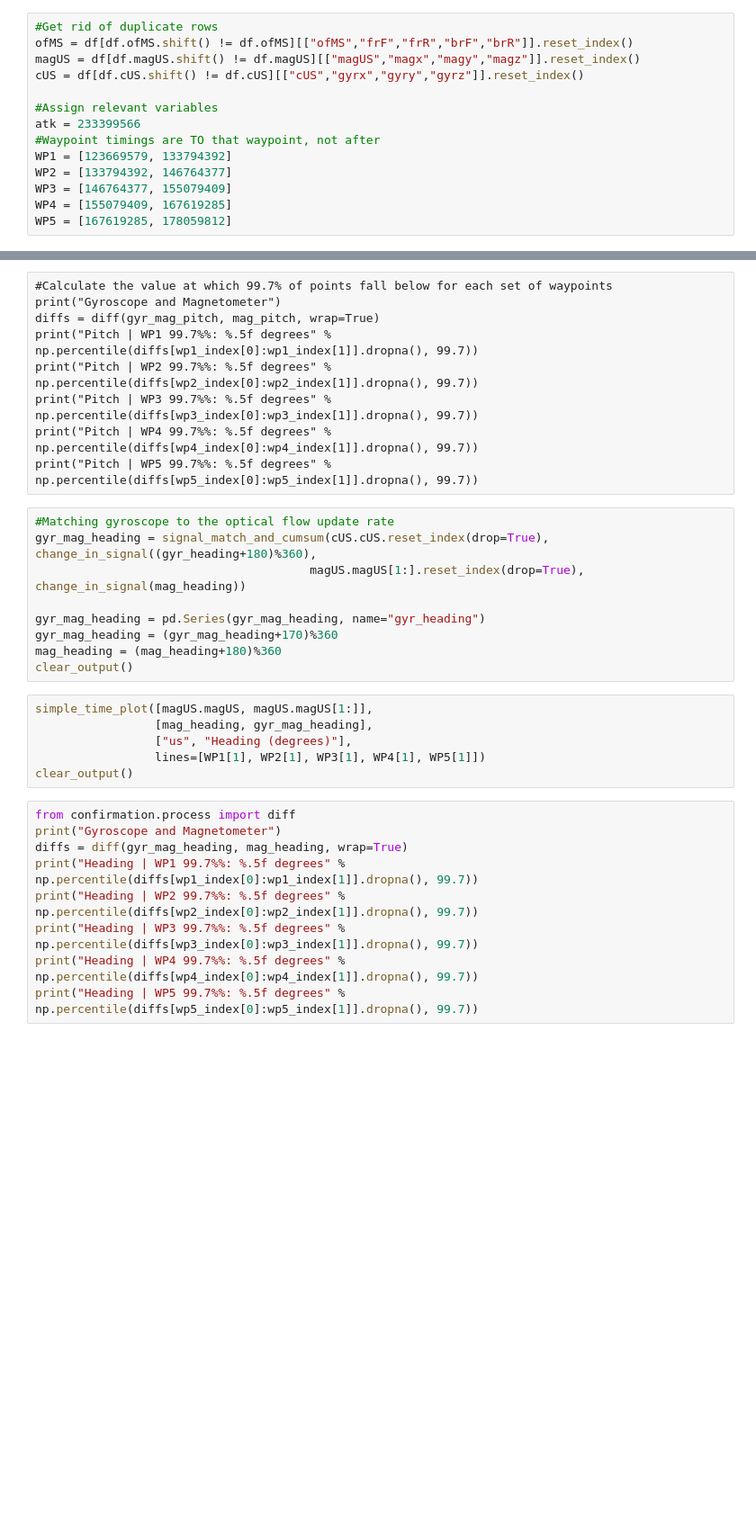
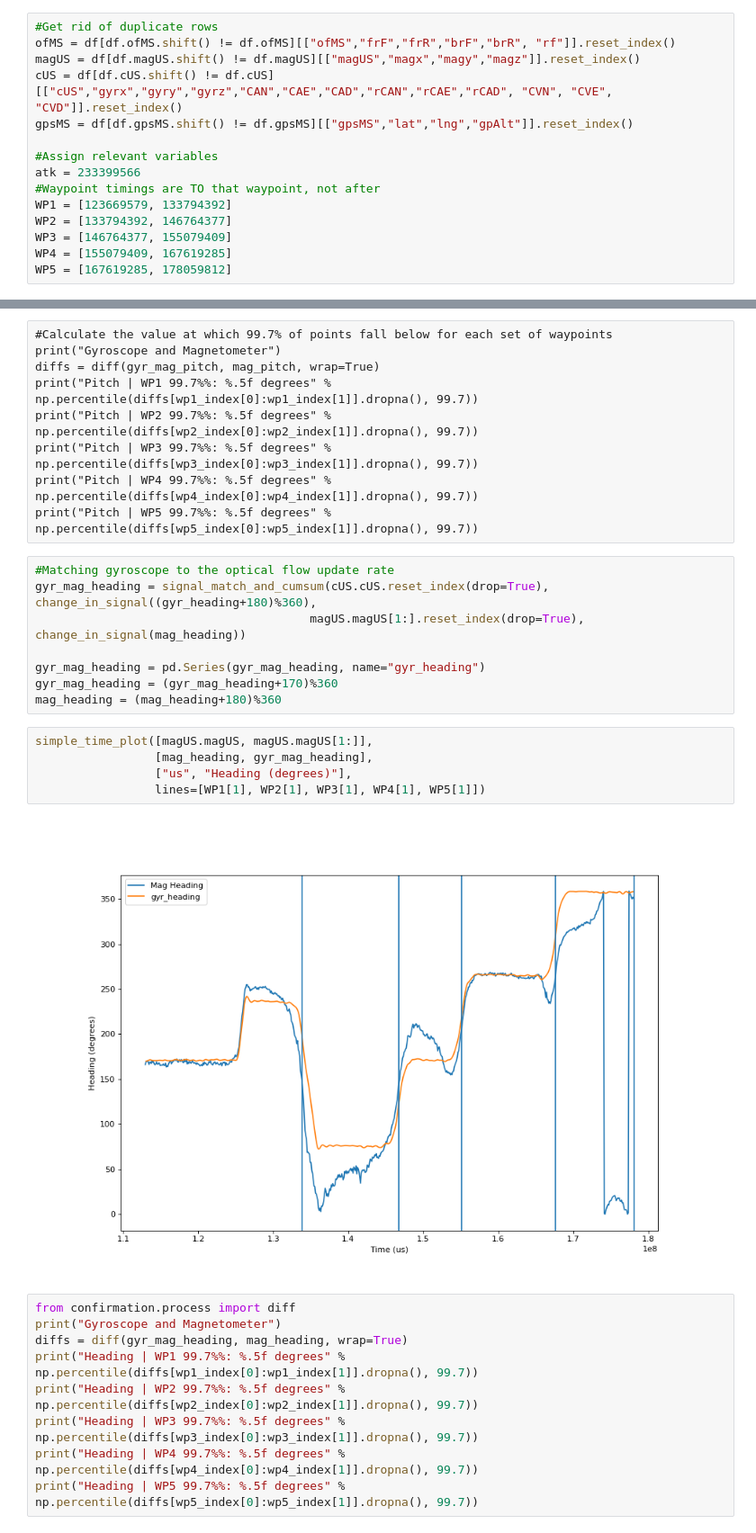
Before and after one commit to BaileySri/Practical-Software-Defense-for-GPS-Spoofing-on-a-Hobby-UAV-Offline, a Jupyter notebook: notebooks/0.1-bks-benign.ipynb, the cells around one changed output, grey strips where cells are left out. Shown at 90% size. Cells and saved outputs as stored; diff of their text form; blank space fills up the shorter version.

```diff
--- a/notebooks/0.1-bks-benign.ipynb
+++ b/notebooks/0.1-bks-benign.ipynb
@@ -62,9 +61,10 @@ differences in the results similar to the statistics section of the [optical
 flow attack notebook](./0.1-bks-attack-idle-of.ipynb).
 # %%
 #Get rid of duplicate rows
-ofMS = df[df.ofMS.shift() != df.ofMS][["ofMS","frF","frR","brF","brR"]].reset_index()
+ofMS = df[df.ofMS.shift() != df.ofMS][["ofMS","frF","frR","brF","brR", "rf"]].reset_index()
 magUS = df[df.magUS.shift() != df.magUS][["magUS","magx","magy","magz"]].reset_index()
-cUS = df[df.cUS.shift() != df.cUS][["cUS","gyrx","gyry","gyrz"]].reset_index()
+cUS = df[df.cUS.shift() != df.cUS][["cUS","gyrx","gyry","gyrz","CAN","CAE","CAD","rCAN","rCAE","rCAD", "CVN", "CVE", "CVD"]].reset_index()
+gpsMS = df[df.gpsMS.shift() != df.gpsMS][["gpsMS","lat","lng","gpAlt"]].reset_index()
 
 #Assign relevant variables
 atk = 233399566
@@ -225,13 +219,13 @@ gyr_mag_heading = signal_match_and_cumsum(cUS.cUS.reset_index(drop=True), change
 gyr_mag_heading = pd.Series(gyr_mag_heading, name="gyr_heading")
 gyr_mag_heading = (gyr_mag_heading+170)%360
 mag_heading = (mag_heading+180)%360
-clear_output()
 # %%
 simple_time_plot([magUS.magUS, magUS.magUS[1:]],
                  [mag_heading, gyr_mag_heading],
                  ["us", "Heading (degrees)"],
                  lines=[WP1[1], WP2[1], WP3[1], WP4[1], WP5[1]])
-clear_output()
+# %% [output]
+[figure, added]
 # %%
 from confirmation.process import diff
 print("Gyroscope and Magnetometer")
```
Also changed, not shown: parts of 15 cells of this notebook, 2 other files.
